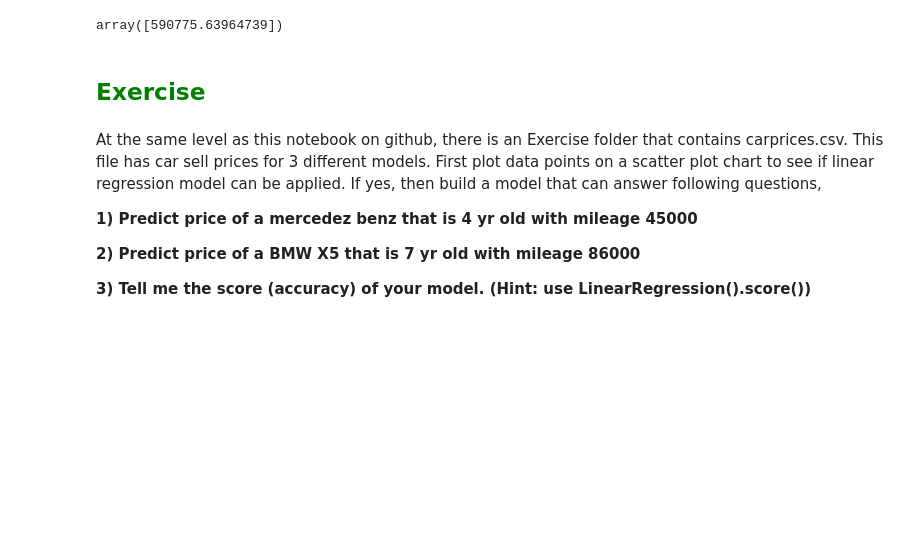
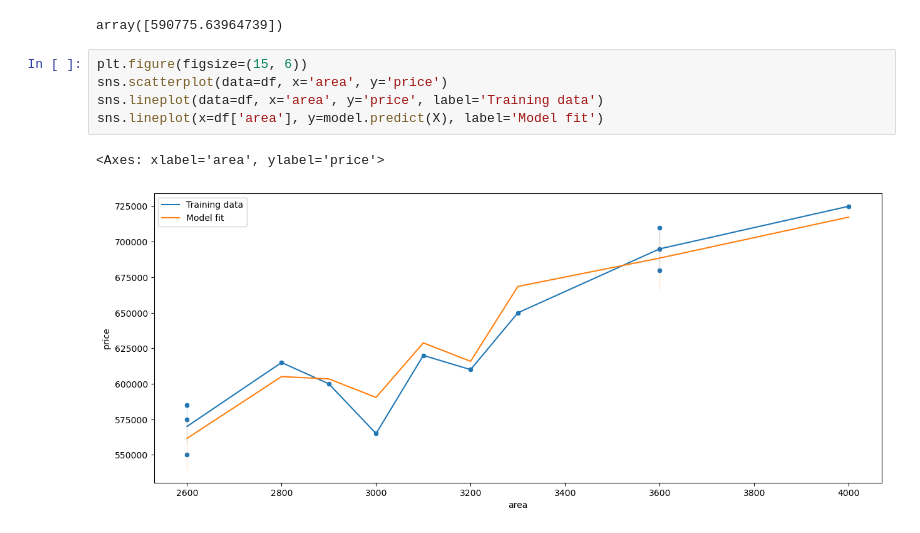
Before and after one commit to kelie99/Machine_Learning_Repo_CodeBasics, a Jupyter notebook: ML_PYTHON/5_one_hot_encoding.ipynb, the cells around one changed output. Saved outputs shown, nothing was run; the diff lists cells and outputs as text; blank space fills up the shorter version.

Commit message:
updated one hot encoding notebook

```diff
--- a/ML_PYTHON/5_one_hot_encoding.ipynb
+++ b/ML_PYTHON/5_one_hot_encoding.ipynb
@@ -354,16 +268,11 @@ array([681241.6684584])
 model.predict([[1,0,2800]]) # 2800 sqr ft home in robbinsville
 # %% [output]
 array([590775.63964739])
-# %% [markdown]
-<h2 style='color:green'>Exercise</h2>
-# %% [markdown]
-At the same level as this notebook on github, there is an Exercise folder that contains carprices.csv.
-This file has car sell prices for 3 different models. First plot data points on a scatter plot chart
-to see if linear regression model can be applied. If yes, then build a model that can answer
-following questions,
-
-**1) Predict price of a mercedez benz that is 4 yr old with mileage 45000**
-
-**2) Predict price of a BMW X5 that is 7 yr old with mileage 86000**
-
-**3) Tell me the score (accuracy) of your model. (Hint: use LinearRegression().score())**
+# %%
+plt.figure(figsize=(15, 6))
+sns.scatterplot(data=df, x='area', y='price')
+sns.lineplot(data=df, x='area', y='price', label='Training data')
+sns.lineplot(x=df['area'], y=model.predict(X), label='Model fit')
+# %% [output]
+<Axes: xlabel='area', ylabel='price'>
+[figure, added]
```
Also changed, not shown: parts of 5 cells of this notebook.
